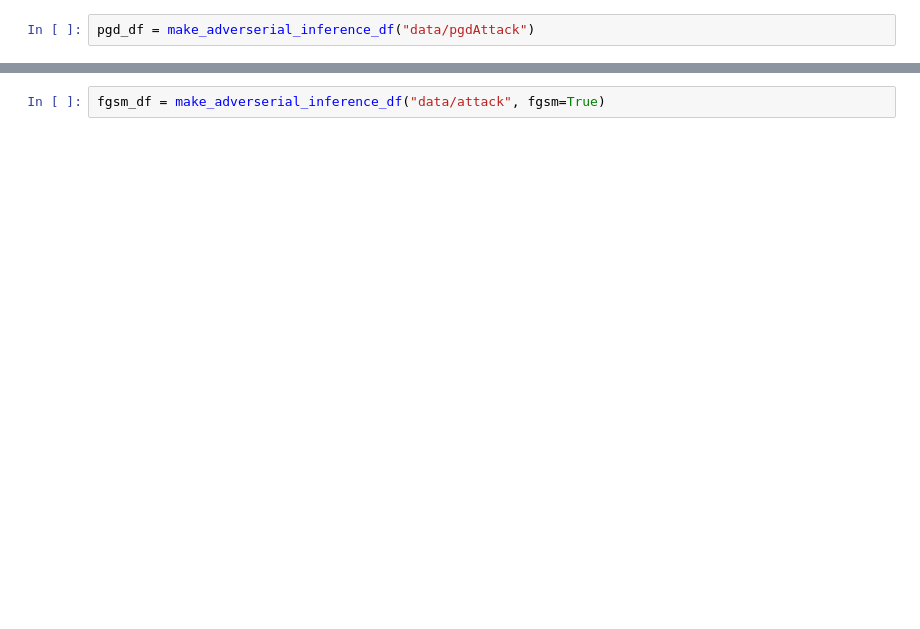
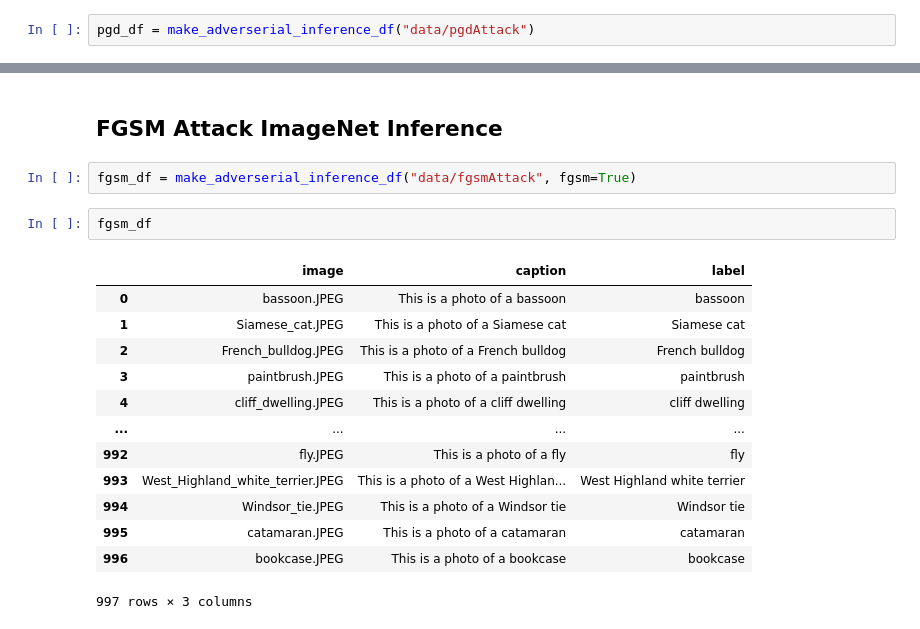
Before and after one commit to emilypark0418/AdversarialCLIPRobustness, a Jupyter notebook: OpenAICLIP_ZeroShot_Inference.ipynb, the cells around one changed output, grey strips where cells are left out. Saved outputs shown, nothing was run; the diff lists cells and outputs as text; blank space fills up the shorter version.

```diff
--- a/OpenAICLIP_ZeroShot_Inference.ipynb
+++ b/OpenAICLIP_ZeroShot_Inference.ipynb
@@ -204,5 +212,23 @@ Top 5 percent: 62.2
+# %% [markdown]
+## FGSM Attack ImageNet Inference
 # %%
-fgsm_df = make_adverserial_inference_df("data/attack", fgsm=True)
+fgsm_df = make_adverserial_inference_df("data/fgsmAttack", fgsm=True)
+# %%
+fgsm_df
+# %% [output]
+|  | image | caption | label |
+| 0 | bassoon.JPEG | This is a photo of a bassoon | bassoon |
+| 1 | Siamese_cat.JPEG | This is a photo of a Siamese cat | Siamese cat |
+| 2 | French_bulldog.JPEG | This is a photo of a French bulldog | French bulldog |
+| 3 | paintbrush.JPEG | This is a photo of a paintbrush | paintbrush |
+| 4 | cliff_dwelling.JPEG | This is a photo of a cliff dwelling | cliff dwelling |
+| ... | ... | ... | ... |
+| 992 | fly.JPEG | This is a photo of a fly | fly |
+| 993 | West_Highland_white_terrier.JPEG | This is a photo of a West Highlan... | West Highland white terrier |
+| 994 | Windsor_tie.JPEG | This is a photo of a Windsor tie | Windsor tie |
+| 995 | catamaran.JPEG | This is a photo of a catamaran | catamaran |
+| 996 | bookcase.JPEG | This is a photo of a bookcase | bookcase |
+997 rows × 3 columns
 # %%
 top_k_inf(model, fgsm_df, k=5, attack_mode='fgsm')
 # %% [output]
```
Also changed, not shown: parts of 23 cells of this notebook, 1 other file.
